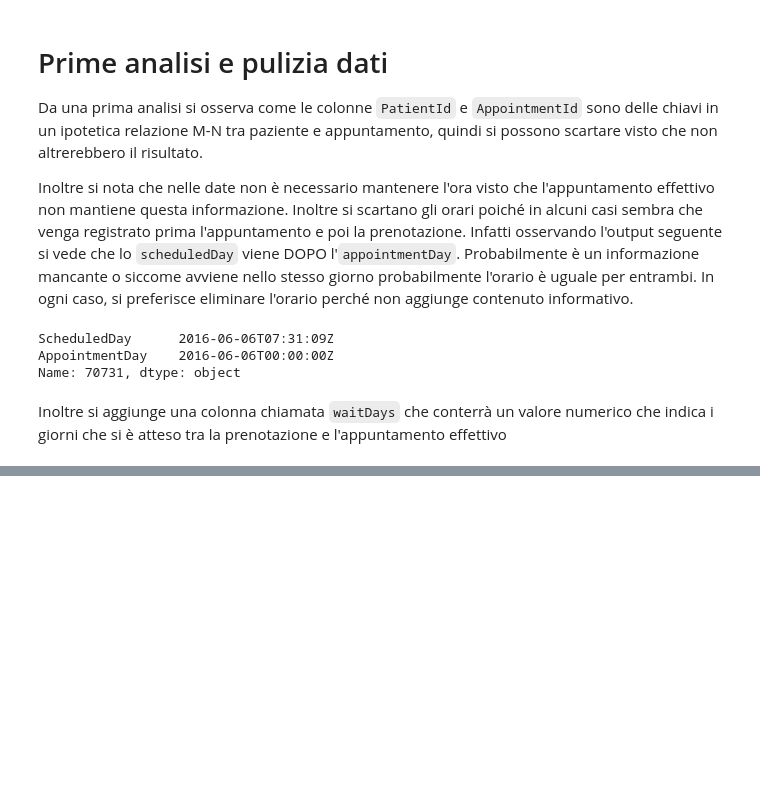
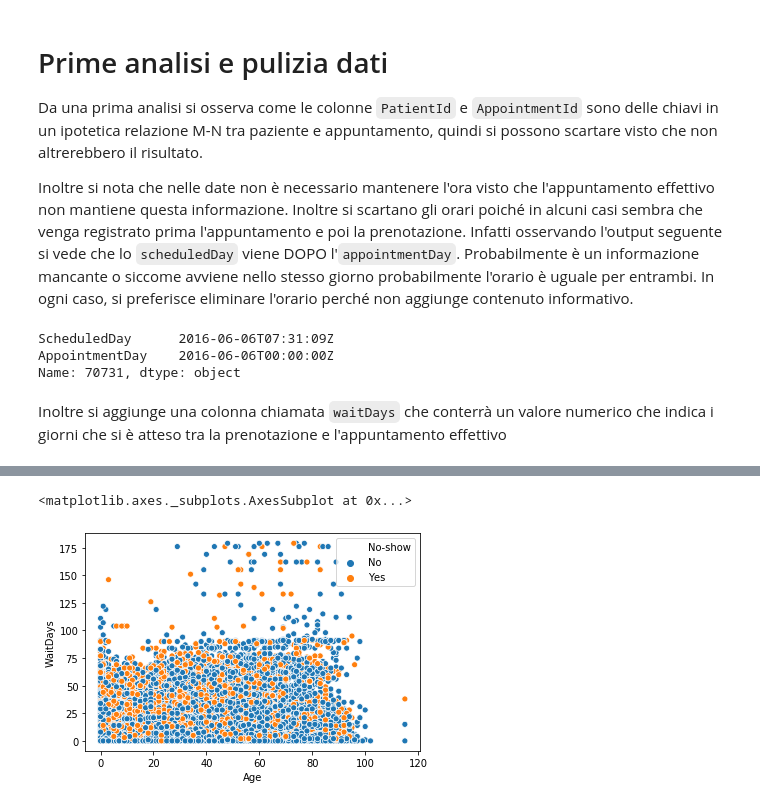
Before and after one commit to antonio-turco/ia-esame-giugno, a Jupyter notebook: Training.ipynb, the cells around one changed output, grey strips where cells are left out. Cells and saved outputs as stored; diff of their text form; code cells hidden in the pictures; blank space fills up the shorter version.

```diff
--- a/Training.ipynb
+++ b/Training.ipynb
@@ -86,0 +144,5 @@ train = train.drop(labels=["AppointmentID", "PatientId"], axis=1)
+# %%
+sns.scatterplot(y="WaitDays", x="Age", hue="No-show", data=train)
+# %% [output]
+<matplotlib.axes._subplots.AxesSubplot at 0x...>
+[figure, added]
```
Also changed, not shown: parts of 14 cells of this notebook.
